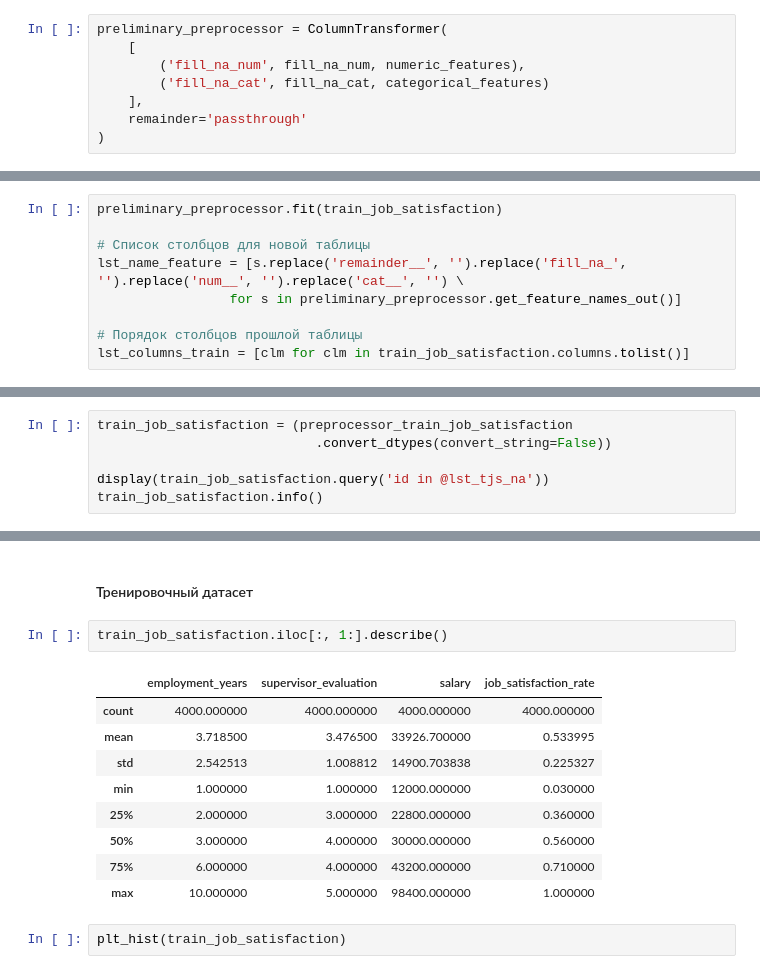
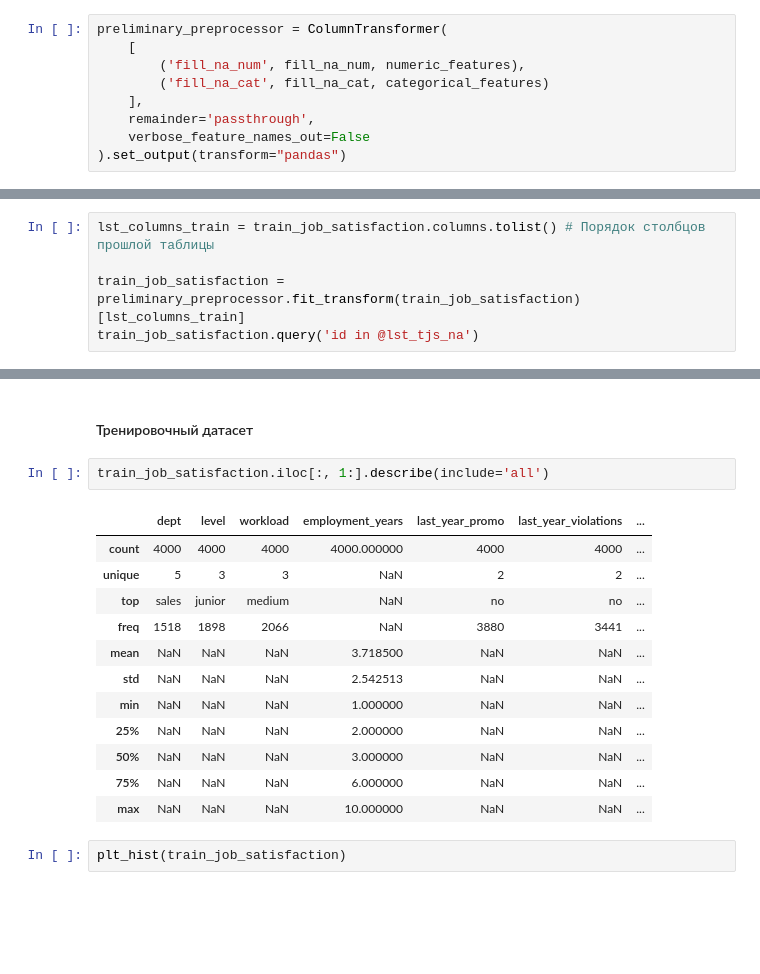
Before and after one commit to serguntsov/ML_HR_ANALYST, a Jupyter notebook: satisfaction_rate_job.ipynb, the cells around one changed output, grey strips where cells are left out. Saved outputs shown, nothing was run; the diff lists cells and outputs as text; blank space fills up the shorter version.

```diff
--- a/satisfaction_rate_job.ipynb
+++ b/satisfaction_rate_job.ipynb
@@ -222,8 +222,9 @@ preliminary_preprocessor = ColumnTransformer(
         ('fill_na_num', fill_na_num, numeric_features),
         ('fill_na_cat', fill_na_cat, categorical_features)
     ],
-    remainder='passthrough'
-)
+    remainder='passthrough',
+    verbose_feature_names_out=False
+).set_output(transform="pandas")
 # %% [markdown]
 Пайплайн для замены пропусков на чаще всего встречаемые значения в признаках.
 # %% [markdown]
@@ -243,12 +244,3 @@ train_job_satisfaction.query('id in @lst_tjs_na')
 | 2781 | 497243 | NaN | junior | medium | 1 | no | no | ... |
 | 2975 | 168668 | NaN | junior | low | 3 | no | no | ... |
 | 3866 | 641150 | NaN | junior | low | 3 | no | yes | ... |
-# %%
-preliminary_preprocessor.fit(train_job_satisfaction)
-
-# Список столбцов для новой таблицы
-lst_name_feature = [s.replace('remainder__', '').replace('fill_na_', '').replace('num__', '').replace('cat__', '') \
-                 for s in preliminary_preprocessor.get_feature_names_out()]
-
-# Порядок столбцов прошлой таблицы
-lst_columns_train = [clm for clm in train_job_satisfaction.columns.tolist()]
@@ -277,0 +247,5 @@ memory usage: 312.6+ KB
+# %%
+lst_columns_train = train_job_satisfaction.columns.tolist() # Порядок столбцов прошлой таблицы
+
+train_job_satisfaction = preliminary_preprocessor.fit_transform(train_job_satisfaction)[lst_columns_train]
+train_job_satisfaction.query('id in @lst_tjs_na')
@@ -278,8 +264,2 @@ memory usage: 312.6+ KB
 # %% [markdown]
 Пропуски в столбцах `dept`, `level` таблицы **`train_job_satisfaction`** были заменены на значения моды.
-# %%
-train_job_satisfaction = (preprocessor_train_job_satisfaction
-                            .convert_dtypes(convert_string=False))
-
-display(train_job_satisfaction.query('id in @lst_tjs_na'))
-train_job_satisfaction.info()
@@ -415,17 +320,20 @@ def plt_hist(df):
 # %% [markdown]
 #### Тренировочный датасет
 # %%
-train_job_satisfaction.iloc[:, 1:].describe()
+train_job_satisfaction.iloc[:, 1:].describe(include='all')
 # %% [output]
-|  | employment_years | supervisor_evaluation | salary | job_satisfaction_rate |
-| count | 4000.000000 | 4000.000000 | 4000.000000 | 4000.000000 |
-| mean | 3.718500 | 3.476500 | 33926.700000 | 0.533995 |
-| std | 2.542513 | 1.008812 | 14900.703838 | 0.225327 |
-| min | 1.000000 | 1.000000 | 12000.000000 | 0.030000 |
-| 25% | 2.000000 | 3.000000 | 22800.000000 | 0.360000 |
-| 50% | 3.000000 | 4.000000 | 30000.000000 | 0.560000 |
-| 75% | 6.000000 | 4.000000 | 43200.000000 | 0.710000 |
-| max | 10.000000 | 5.000000 | 98400.000000 | 1.000000 |
+|  | dept | level | workload | employment_years | last_year_promo | last_year_violations | ... |
+| count | 4000 | 4000 | 4000 | 4000.000000 | 4000 | 4000 | ... |
+| unique | 5 | 3 | 3 | NaN | 2 | 2 | ... |
+| top | sales | junior | medium | NaN | no | no | ... |
+| freq | 1518 | 1898 | 2066 | NaN | 3880 | 3441 | ... |
+| mean | NaN | NaN | NaN | 3.718500 | NaN | NaN | ... |
+| std | NaN | NaN | NaN | 2.542513 | NaN | NaN | ... |
+| min | NaN | NaN | NaN | 1.000000 | NaN | NaN | ... |
+| 25% | NaN | NaN | NaN | 2.000000 | NaN | NaN | ... |
+| 50% | NaN | NaN | NaN | 3.000000 | NaN | NaN | ... |
+| 75% | NaN | NaN | NaN | 6.000000 | NaN | NaN | ... |
+| max | NaN | NaN | NaN | 10.000000 | NaN | NaN | ... |
 # %%
 plt_hist(train_job_satisfaction)
 # %% [output]
```
Also changed, not shown: parts of 24 cells of this notebook.
